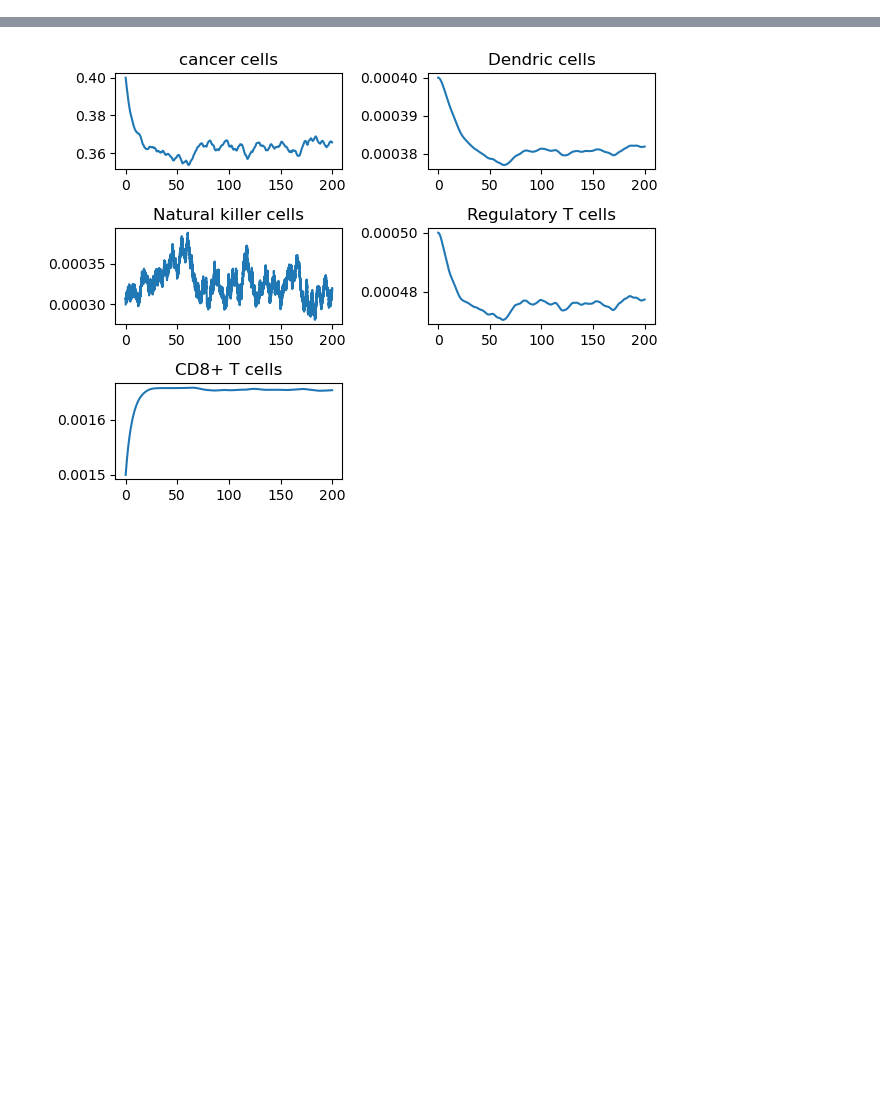
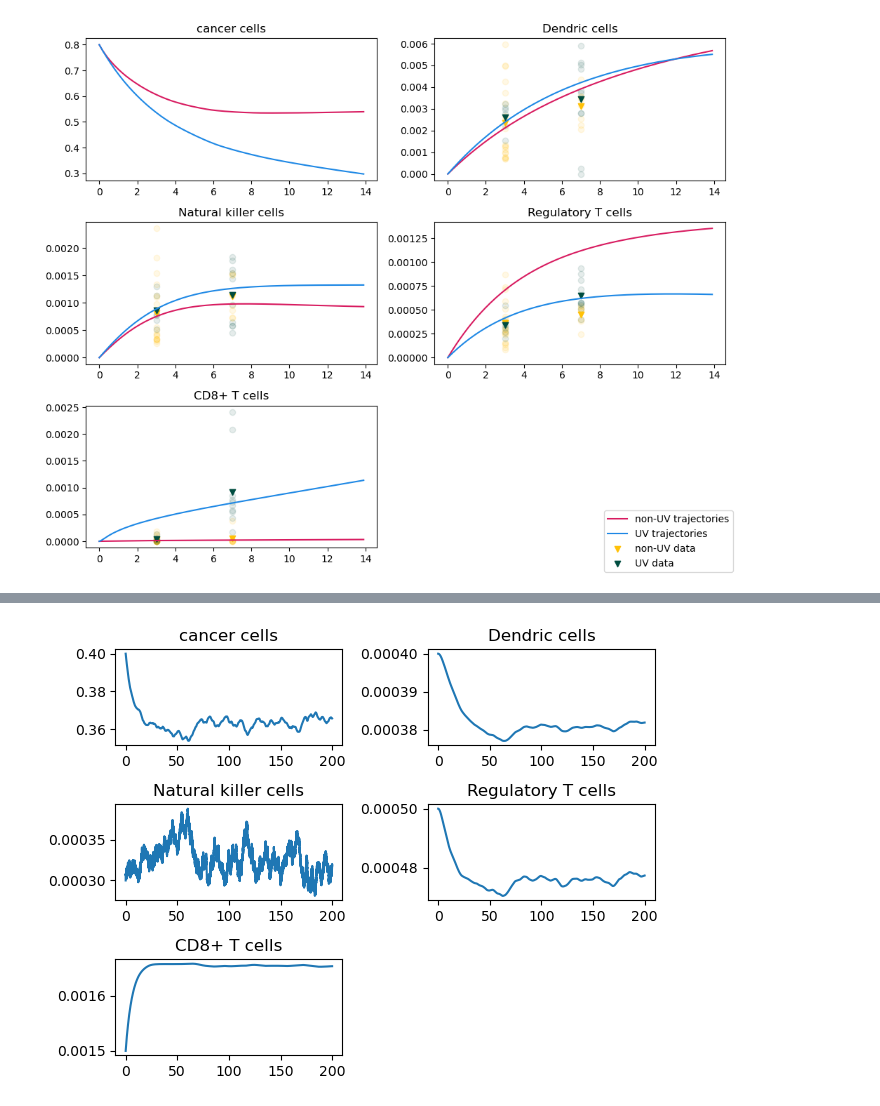
Before and after one commit to ZP-likes-coding/Cancer_immune_interaction, a Jupyter notebook: Fitting_T11.ipynb, the cells around one changed output, grey strips where cells are left out. Cells and saved outputs as stored; diff of their text form; code cells hidden in the pictures; blank space fills up the shorter version.

```diff
--- a/Fitting_T11.ipynb
+++ b/Fitting_T11.ipynb
@@ -360,0 +497,12 @@ KeyboardInterrupt:
+# %%
+# UV
+objective_function_day3 = {'Ds':UV_Ds[0],
+                          'NKs':UV_NKs[0],
+                          'Tregs':UV_Tregs[0],
+                          'T8s':UV_T8s[0]}
+objective_function_day7 = {'Ds':UV_Ds[1],
+                          'NKs':UV_NKs[1],
+                          'Tregs':UV_Tregs[1],
+                          'T8s':UV_T8s[1]}
+params_to_change = {'lambda_T8_comb':[1e-5,5e-5,1e-4,7.5e-4,9e-4,1e-3,1.25e-3,1.5e-3,2e-3,1e-2,0.1,1.0,2.0,3.0,4.0,5.0],'lambda_DC_comb':[5e-4,7.5e-4,95e-4,1e-3,1.2e-3,1.25e-3,1.3e-3,1.4e-3,1.5e-3,2.0e-3],'sigma_N':[5e-5,7.5e-5,9e-5,1e-4,2e-4,2.5e-4,2.75e-4,3e-4,3.25e-4,3.5e-4,4e-4,5e-4,5e-3],'lambda_Tr_comb':[1e-4,2e-4,3e-4,5e-4,1e-3,5e-3]}
+params = best_params
@@ -361,51 +607,95 @@ KeyboardInterrupt:
 # %%
+c1 = (216/255,27/255,96/255)
+c2 = (30/255,136/255,229/255)
+c3 = (255/255,193/255,7/255)
+c4 = (0/255,77/255,64/255)
+
+
 tspan = (0.0,14.0,)
 C_init     = best_params['C_init']
 D_init     = best_params['D_init']
 N_init     = best_params['N_init']
 Tr_init    = best_params['Tr_init']
 T8_init    = best_params['T8_init']
 C0 = [C_init,D_init,N_init,Tr_init,T8_init]
 sol = solve_ivp(cancer_ode_parametrised,tspan,C0,args = (best_params,),abs_tol = 1e-9,t_eval = np.arange(0.0,14.0,0.1,))
+sol_UV = solve_ivp(cancer_ode_parametrised,tspan,C0,args = (UV_best_params,),abs_tol = 1e-9,t_eval = np.arange(0.0,14.0,0.1,))
+t = sol.t
+t_UV = sol_UV.t
+y = sol.y
+y_UV = sol_UV.y
+import itertools
 
-t = sol.t
-y = sol.y
+def cancer_ode_parametrised(t, y, p):
+    return cancer_ode(
+        t, y,
+        p['lambda_C'], p['C_M'], p['eta_8'], p['eta_N'], p['d_C'],
+        p['lambda_DC_comb'], p['K_C'], p['d_D'], p['sigma_N'],
+        p['d_N'], p['gamma_N'], p['a_C'], p['beta_1'], p['beta_2'],
+        p['d_Tr'], p['lambda_Tr_comb'], p['d_T8'], p['lambda_T8_comb'],
+        p['K_D'], p['K_Tr']
+    )
 
 
-fig,ax = plt.subplots(3,2)
+fig,ax = plt.subplots(3,2,figsize = (10,8))
 cancer = ax[0,0]
-cancer.plot(t,y[0])
+cancer.plot(t,y[0],color = c1)
+cancer.plot(t,y_UV[0],color = c2)
 cancer.set_title('cancer cells')
 D_cells = ax[0,1]
-D_cells.plot(t,y[1])
+D_cells.plot(t,y[1],color = c1,label = 'non-UV trajectories')
+D_cells.plot(t_UV,y_UV[1],color = c2,label = 'UV trajectories')
 D_cells.set_title('Dendric cells')
-D_cells.scatter(scatter_times,scatter_Ds,alpha=0.1)
-D_cells.scatter([3.0,7.0],Ds[:2],alpha=1.0,marker ='v')
+D_cells.scatter(scatter_times,scatter_Ds,alpha=0.1,color = c3)
+D_cells.scatter(scatter_UV_times,scatter_UV_Ds,alpha=0.1,color = c4)
+D_cells.scatter([3.0,7.0],Ds[:2],alpha=1.0,marker ='v',color = c3,label = 'non-UV data')
+D_cells.scatter([3.0,7.0],UV_Ds[:2],alpha=1.0,marker ='v',color = c4,label = 'UV data')
+
+handles = []
+labels = []
+handles,labels = D_cells.get_legend_handles_labels()
+# for handle,label in D_cells.get_legend_handles_labels():
+#     handles.append(handle)
+#     labels.append(label)
+
+NK_cells = ax[1,0]
+NK_cells.plot(t,y[2],color = c1)
+NK_cells.plot(t_UV,y_UV[2],color = c2)
+NK_cells.set_title('Natural killer cells')
+NK_cells.scatter(scatter_times,scatter_NKs,alpha=0.1,color = c3)
+NK_cells.scatter(scatter_UV_times,scatter_UV_NKs,alpha=0.1,color = c4)
+NK_cells.scatter([3,7],NKs[:2],alpha=1.0,marker ='v',color = c3)
+NK_cells.scatter([3,7],UV_NKs[:2],alpha=1.0,marker ='v',color = c4)
 
 
-NK_cells = ax[1,0]
-NK_cells.plot(t,y[2])
-
-NK_cells.set_title('Natural killer cells')
-NK_cells.scatter(scatter_times,scatter_NKs,alpha=0.1)
-NK_cells.scatter([3,7],NKs[:2],alpha=1.0,marker ='v')
-
 Treg = ax[1,1]
-Treg.plot(t,y[3])
+Treg.plot(t,y[3],color = c1)
+Treg.plot(t_UV,y_UV[3],color = c2)
 Treg.set_title('Regulatory T cells')
-Treg.scatter(scatter_times,scatter_Tregs,alpha=0.1)
-Treg.scatter([3,7],Tregs[:2],alpha=1.0,marker ='v')
+Treg.scatter(scatter_times,scatter_Tregs,alpha=0.1,color = c3)
+Treg.scatter(scatter_UV_times,scatter_UV_Tregs,alpha=0.1,color = c4)
+Treg.scatter([3,7],Tregs[:2],alpha=1.0,marker ='v',color = c3)
+Treg.scatter([3,7],UV_Tregs[:2],alpha=1.0,marker ='v',color = c4)
 
 T8 = ax[2,0]
-T8.plot(t,y[4])
+T8.plot(t,y[4],color = c1)
+T8.plot(t_UV,y_UV[4],color = c2)
 T8.set_title('CD8+ T cells')
-T8.scatter(scatter_times,scatter_T8s,alpha=0.1)
-T8.scatter([3,7],T8s[:2],alpha=1.0,marker ='v')
+T8.scatter(scatter_times,scatter_T8s,alpha=0.1,color = c3)
+T8.scatter(scatter_UV_times,scatter_UV_T8s,alpha=0.1,color = c4)
+T8.scatter([3,7],T8s[:2],alpha=1.0,marker ='v',color = c3)
+T8.scatter([3,7],UV_T8s[:2],alpha=1.0,marker ='v',color = c4)
+
 
 extra_plot = ax[2,1]
 extra_plot.set_visible(False)
+
+fig.legend(handles,labels,loc = 'lower right')
+
 plt.tight_layout()
 plt.show()
+# %% [output]
+[figure, added]
 # %%
 C0 = [C_init,D_init,N_init,Tr_init,T8_init]
 # C0 = [0.8,0.0,0.0,0.00,0.0]
```
Also changed, not shown: parts of 14 cells of this notebook.
